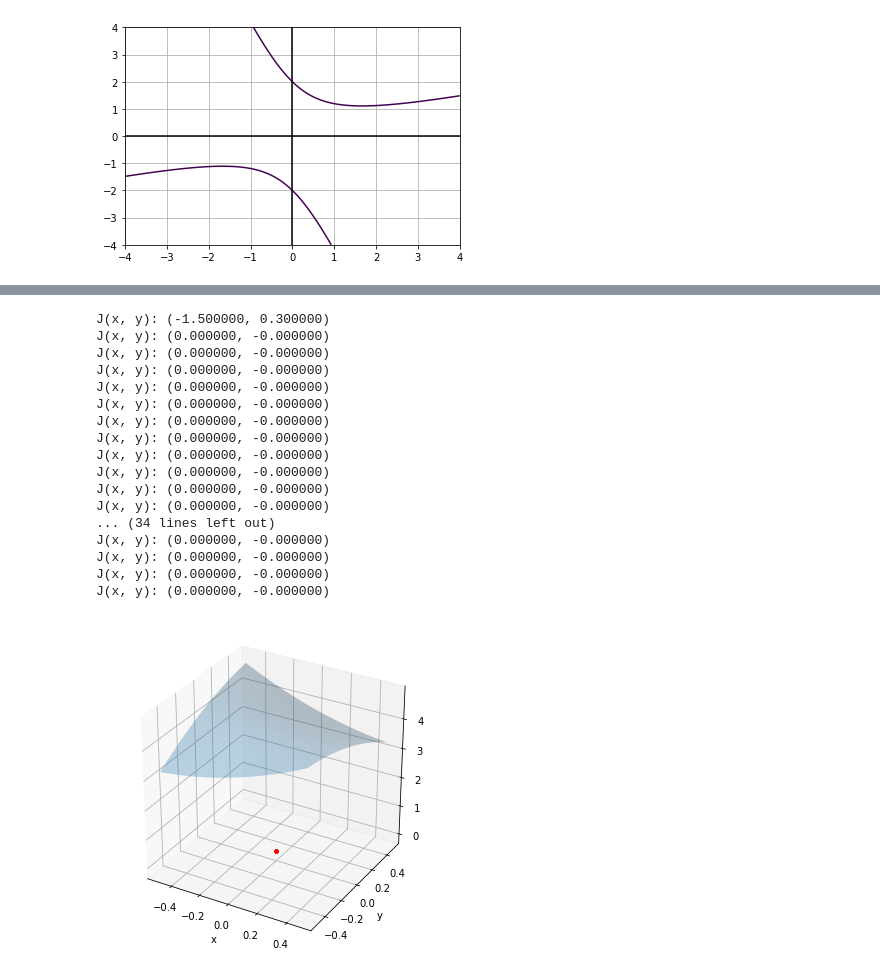
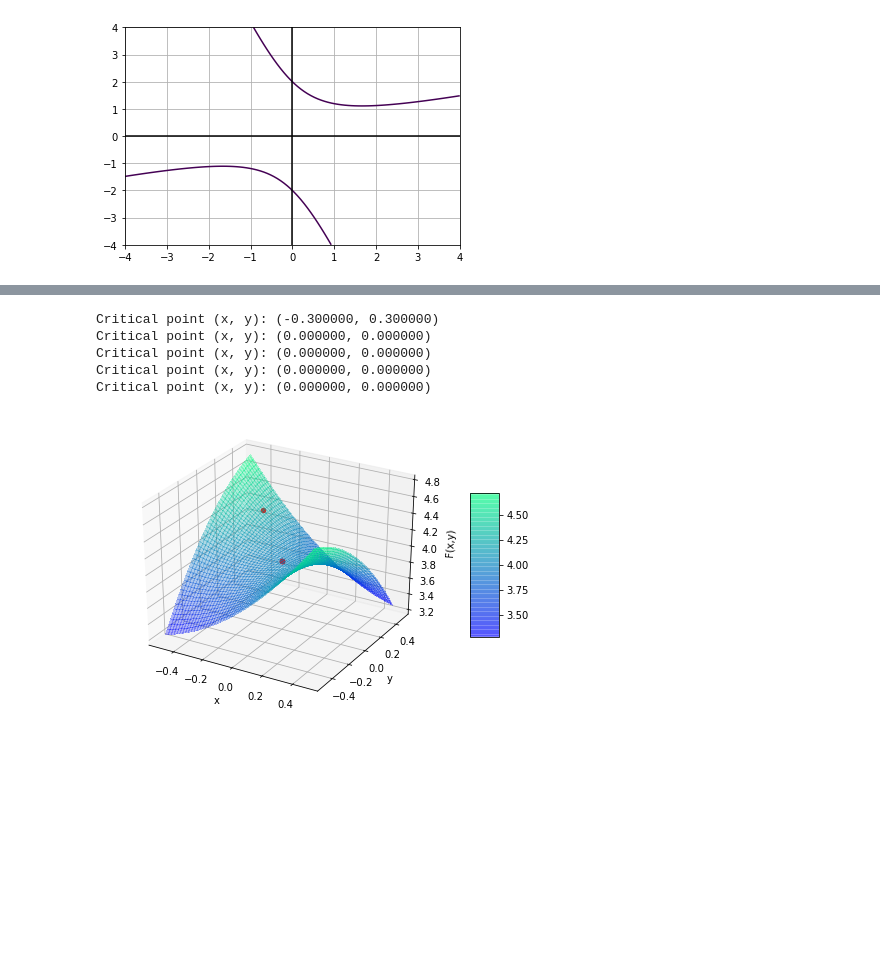
Before and after one commit to sangeet2020/WS-20-21, a Jupyter notebook: neural-networks/assignment5/ass5.ipynb, the cells around one changed output, grey strips where cells are left out. Cells and saved outputs as stored; diff of their text form; code cells hidden in the pictures; blank space fills up the shorter version.

```diff
--- a/neural-networks/assignment5/ass5.ipynb
+++ b/neural-networks/assignment5/ass5.ipynb
@@ -46,77 +50,50 @@ plt.show()
 # %%
-# 3-D plot
-t = 0.5
-step = 0.01
-x = np.arange(-t,t,step)
-y = np.arange(-t,t,step)
-X,Y = np.meshgrid(x,y)
-
-
-zs = np.array(f(np.ravel(X), np.ravel(Y)))
-Z = zs.reshape(X.shape)
-
-fig = plt.figure(figsize=(6,6))
-ax = fig.add_subplot(111, projection='3d')
-
-
-ax.plot_surface(X, Y, Z, alpha=0.3)
-
+fig = plt.figure()
+ax = Axes3D(fig)
+# ax.plot_surface(X, Y, Z, alpha=0.3)
 
 def f(x, y):
     return x**2 - y**2 + 4 - 3*x*y
 
 def delta(x, y):
     delta = np.array([[2*x-3*y], [-2*y-3*x]])
-#     print("delta: ",delta)
     return delta
 
 def hessian_inv(x, y):
     H = np.matrix([[2, -3], [-3, -2]])
     H_inv = inv(H)
-#     print("H_inv: ",H_inv)
     return H_inv
 
 x = -0.3
 y = 0.3
 np.set_printoptions(precision=2)
 
 #Learning rate
 epsilon=1
 
-for i in range(0, 50):
+for i in range(5):
+    ax.scatter(x,y, f(x,y), color = 'r')
+    print ( "Critical point (x, y): (%.6f, %.6f)"%(x, y))
     J = delta(x,y)
-    print ( "J(x, y): (%.6f, %.6f)"%(J[0,0], J[1,0]))
+#     print ( "J(x, y): (%.6f, %.6f)"%(J[0,0], J[1,0]))
     init = np.asarray([x, y]).reshape(2,1)
     vec =  init - epsilon * np.matmul(hessian_inv(x,y), J)
     x = vec[0,0]
     y = vec[1,0]
-    plt.scatter(x,y, color = 'r', s=6)
 
-plt.grid()
-plt.xlabel('x')
-plt.ylabel('y')
-# plt.axhline(y=0, color='k', linestyle='-')
-# plt.axvline(x=0, color='k', linestyle='-')
+surf = ax.plot_surface(X, Y, Z, alpha=0.3, cmap='winter', linewidth=0, antialiased=False)
+fig.colorbar(surf, shrink=0.5, aspect=5)
+ax.set_xlabel('x')
+ax.set_ylabel('y')
+ax.set_zlabel('F(x,y)')
 plt.show()
 # %% [output]
-J(x, y): (-1.500000, 0.300000)
-J(x, y): (0.000000, -0.000000)
-J(x, y): (0.000000, -0.000000)
-J(x, y): (0.000000, -0.000000)
-J(x, y): (0.000000, -0.000000)
-J(x, y): (0.000000, -0.000000)
-J(x, y): (0.000000, -0.000000)
-J(x, y): (0.000000, -0.000000)
-J(x, y): (0.000000, -0.000000)
-J(x, y): (0.000000, -0.000000)
-J(x, y): (0.000000, -0.000000)
-J(x, y): (0.000000, -0.000000)
-... (34 lines left out)
-J(x, y): (0.000000, -0.000000)
-J(x, y): (0.000000, -0.000000)
-J(x, y): (0.000000, -0.000000)
-J(x, y): (0.000000, -0.000000)
+Critical point (x, y): (-0.300000, 0.300000)
+Critical point (x, y): (0.000000, 0.000000)
+Critical point (x, y): (0.000000, 0.000000)
+Critical point (x, y): (0.000000, 0.000000)
+Critical point (x, y): (0.000000, 0.000000)
-[figure, old version]
+[figure, new version]
 # %%
 # def f( x ):
 #     return x*x+x*x*x+pow(x, 4)
```
Also changed, not shown: parts of 2 cells of this notebook.
